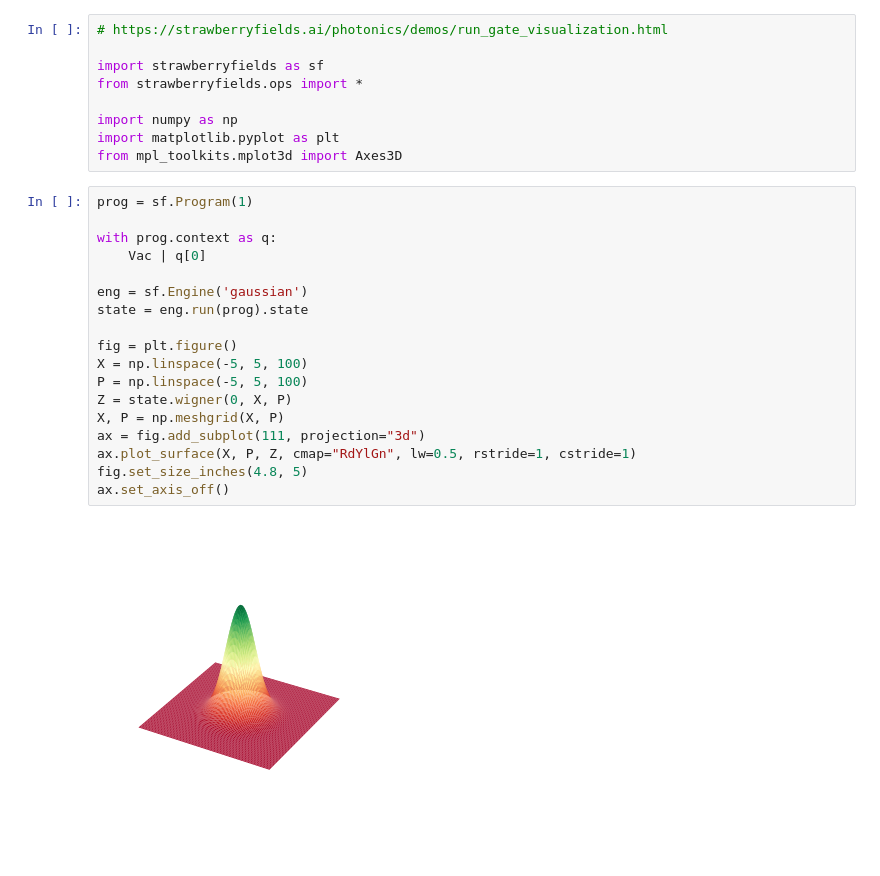
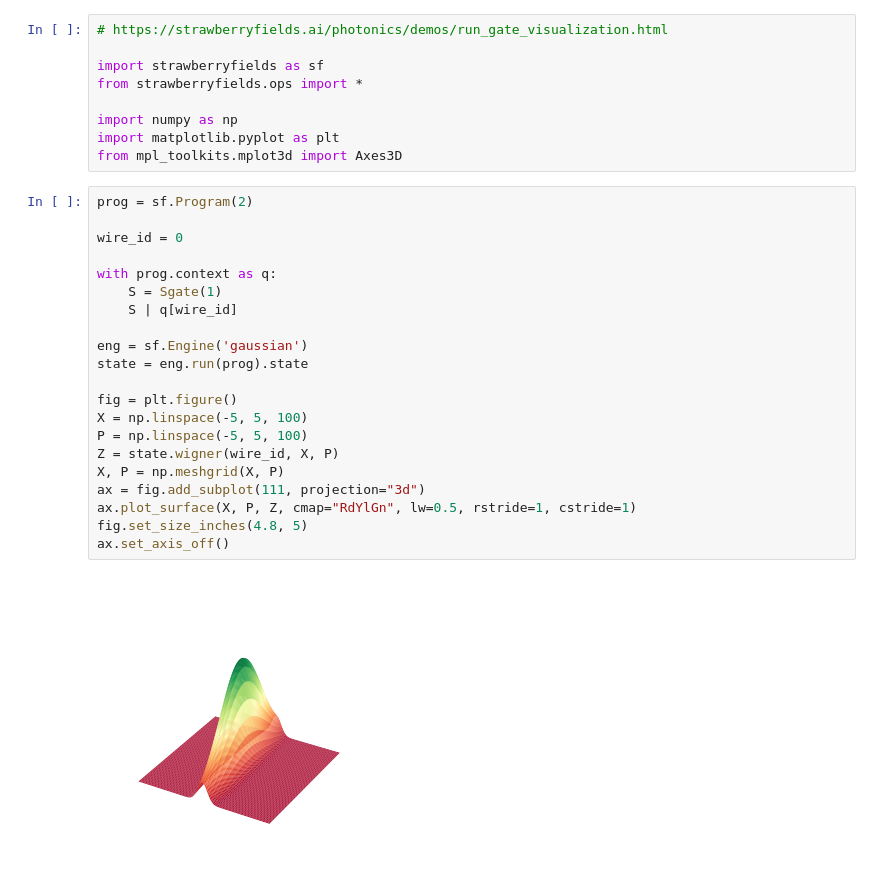
Before and after one commit to tonybruguier/sandbox, a Jupyter notebook: strawberry_fields.ipynb, the cells around one changed output. Drawn from its saved outputs; the diff is of its cells as text; blank space fills up the shorter version.

```diff
--- a/strawberry_fields.ipynb
+++ b/strawberry_fields.ipynb
@@ -8,22 +8,25 @@ import numpy as np
 import matplotlib.pyplot as plt
 from mpl_toolkits.mplot3d import Axes3D
 # %%
-prog = sf.Program(1)
+prog = sf.Program(2)
+
+wire_id = 0
 
 with prog.context as q:
-    Vac | q[0]
+    S = Sgate(1)
+    S | q[wire_id]
 
 eng = sf.Engine('gaussian')
 state = eng.run(prog).state
 
 fig = plt.figure()
 X = np.linspace(-5, 5, 100)
 P = np.linspace(-5, 5, 100)
-Z = state.wigner(0, X, P)
+Z = state.wigner(wire_id, X, P)
 X, P = np.meshgrid(X, P)
 ax = fig.add_subplot(111, projection="3d")
 ax.plot_surface(X, P, Z, cmap="RdYlGn", lw=0.5, rstride=1, cstride=1)
 fig.set_size_inches(4.8, 5)
 ax.set_axis_off()
 # %% [output]
-[figure, old version]
+[figure, new version]
```
